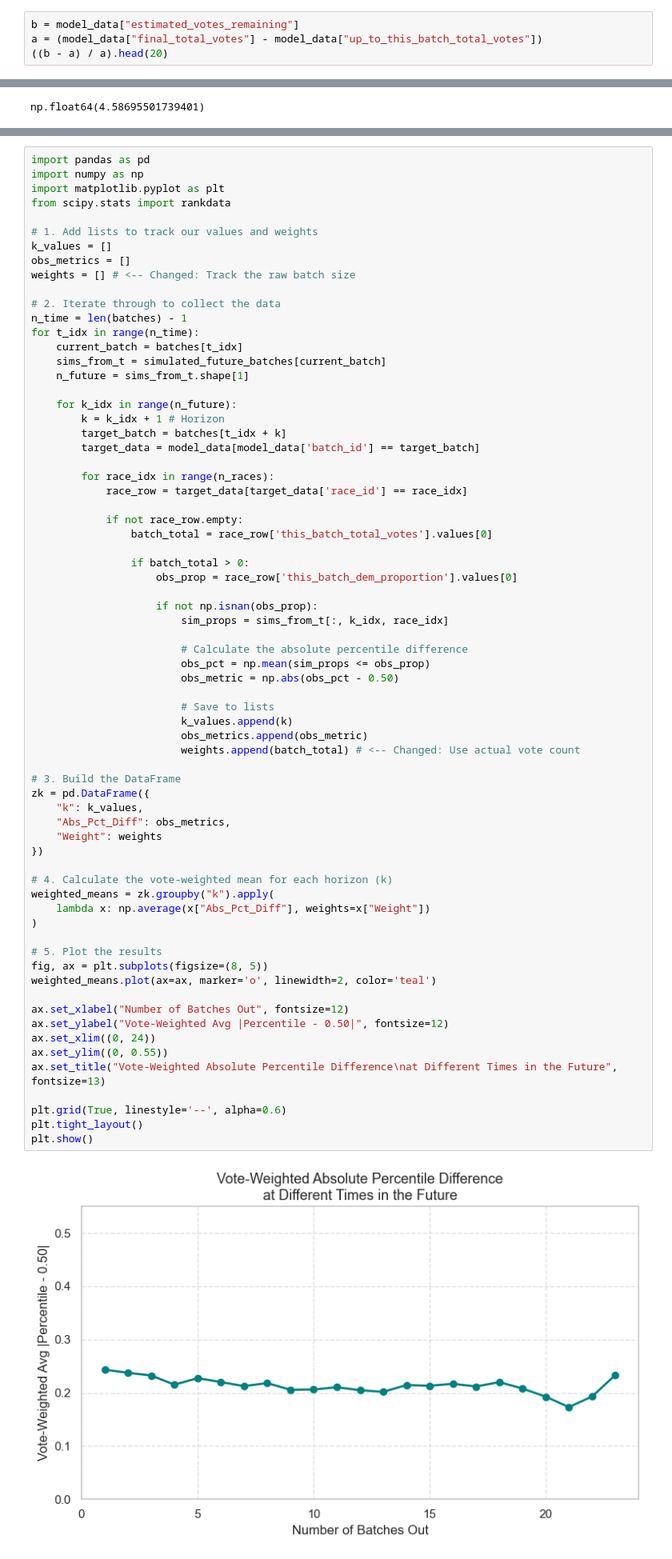
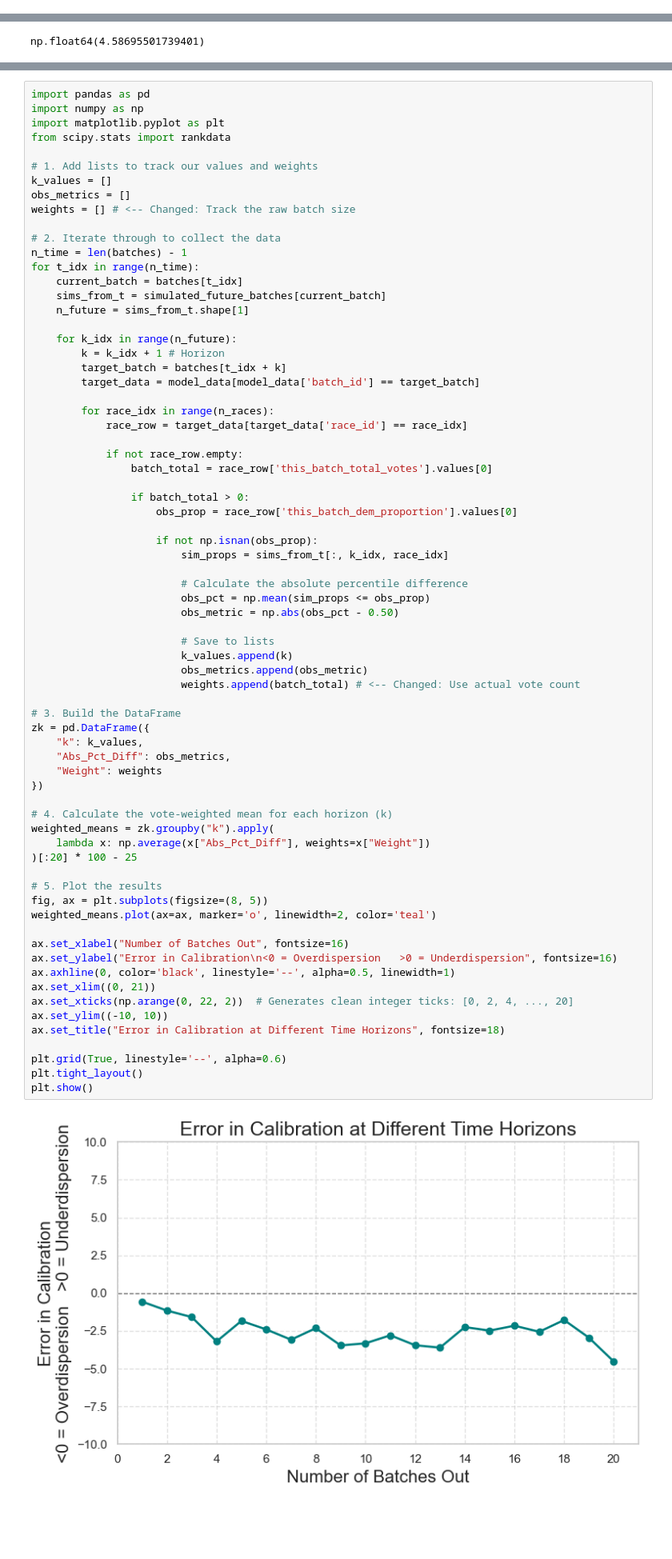
Before and after one commit to rickyrojas311/realtimeElectionForecasting, a Jupyter notebook: model_v2/model_v2.ipynb, the cells around one changed output, grey strips where cells are left out. Shown at 80% size. Cells and saved outputs as stored; diff of their text form; blank space fills up the shorter version.

```diff
--- a/model_v2/model_v2.ipynb
+++ b/model_v2/model_v2.ipynb
@@ -1,4 +0,0 @@
-# %%
-b = model_data["estimated_votes_remaining"]
-a = (model_data["final_total_votes"] - model_data["up_to_this_batch_total_votes"])
-((b - a) / a).head(20)
@@ -1044,37 +1009,39 @@ for t_idx in range(n_time):
 
                         # Calculate the absolute percentile difference
                         obs_pct = np.mean(sim_props <= obs_prop)
                         obs_metric = np.abs(obs_pct - 0.50)
 
                         # Save to lists
                         k_values.append(k)
                         obs_metrics.append(obs_metric)
                         weights.append(batch_total) # <-- Changed: Use actual vote count
 
 # 3. Build the DataFrame
 zk = pd.DataFrame({
     "k": k_values,
     "Abs_Pct_Diff": obs_metrics,
     "Weight": weights
 })
 
 # 4. Calculate the vote-weighted mean for each horizon (k)
 weighted_means = zk.groupby("k").apply(
     lambda x: np.average(x["Abs_Pct_Diff"], weights=x["Weight"])
-)
+)[:20] * 100 - 25
 
 # 5. Plot the results
 fig, ax = plt.subplots(figsize=(8, 5))
 weighted_means.plot(ax=ax, marker='o', linewidth=2, color='teal')
 
-ax.set_xlabel("Number of Batches Out", fontsize=12)
-ax.set_ylabel("Vote-Weighted Avg |Percentile - 0.50|", fontsize=12)
-ax.set_xlim((0, 24))
-ax.set_ylim((0, 0.55))
-ax.set_title("Vote-Weighted Absolute Percentile Difference\nat Different Times in the Future", fontsize=13)
+ax.set_xlabel("Number of Batches Out", fontsize=16)
+ax.set_ylabel("Error in Calibration\n<0 = Overdispersion   >0 = Underdispersion", fontsize=16)
+ax.axhline(0, color='black', linestyle='--', alpha=0.5, linewidth=1)
+ax.set_xlim((0, 21))
+ax.set_xticks(np.arange(0, 22, 2))  # Generates clean integer ticks: [0, 2, 4, ..., 20]
+ax.set_ylim((-10, 10))
+ax.set_title("Error in Calibration at Different Time Horizons", fontsize=18)
 
 plt.grid(True, linestyle='--', alpha=0.6)
 plt.tight_layout()
 plt.show()
 # %% [output]
-[figure, old version]
+[figure, new version]
```
Also changed, not shown: parts of 6 cells of this notebook, 2 other files.
